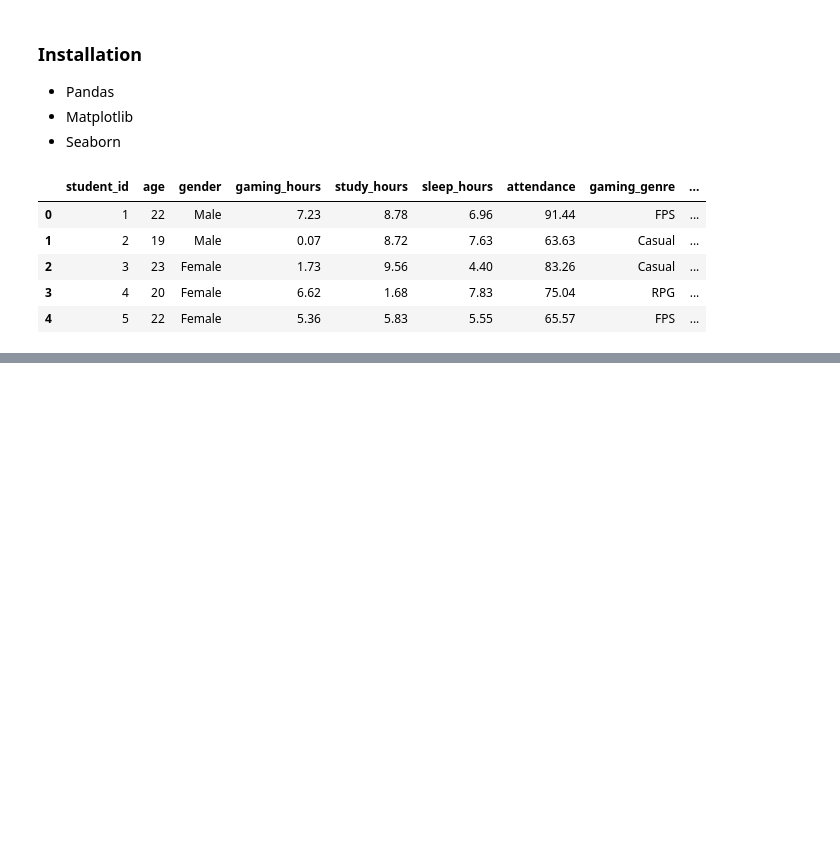
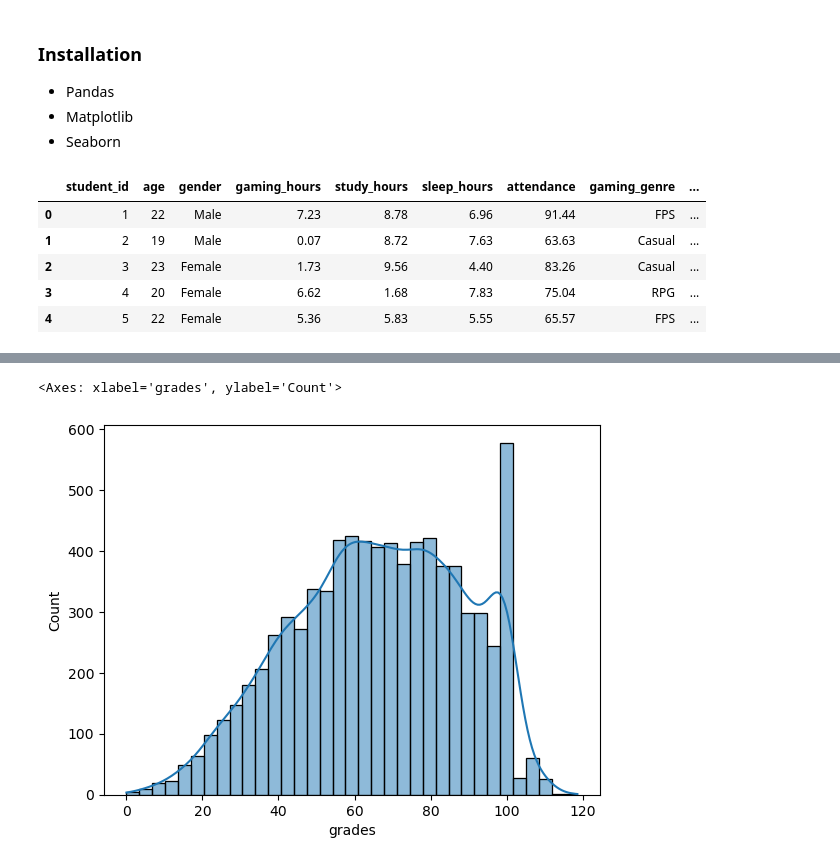
Before and after one commit to trungsyd2409/EDA_academic_perfomance, a Jupyter notebook: main.ipynb, the cells around one changed output, grey strips where cells are left out. Cells and saved outputs as stored; diff of their text form; code cells hidden in the pictures; blank space fills up the shorter version.

```diff
--- a/main.ipynb
+++ b/main.ipynb
@@ -23,0 +180,5 @@ data.describe()
+# %%
+sns.histplot(data[target_variable], kde=True)
+# %% [output]
+<Axes: xlabel='grades', ylabel='Count'>
+[figure, added]
```
Also changed, not shown: parts of 27 cells of this notebook.
